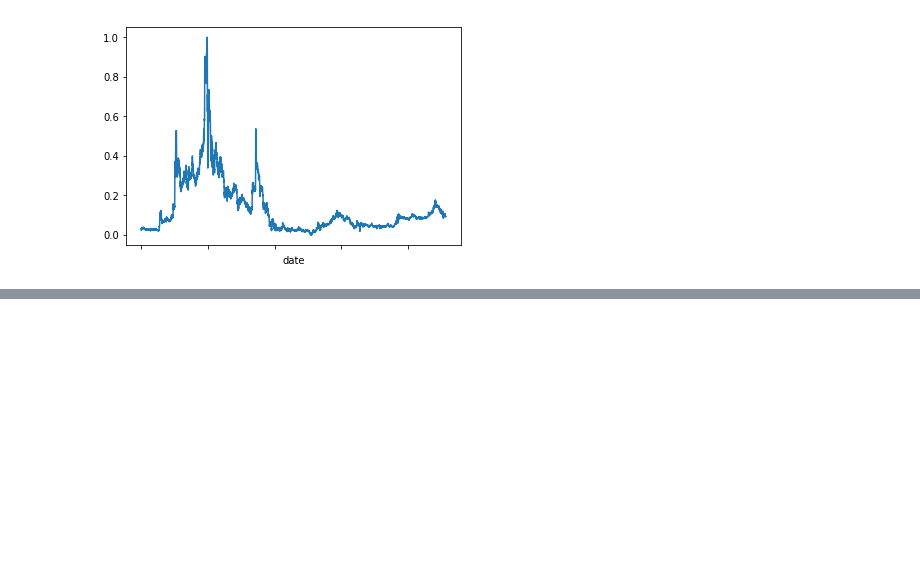
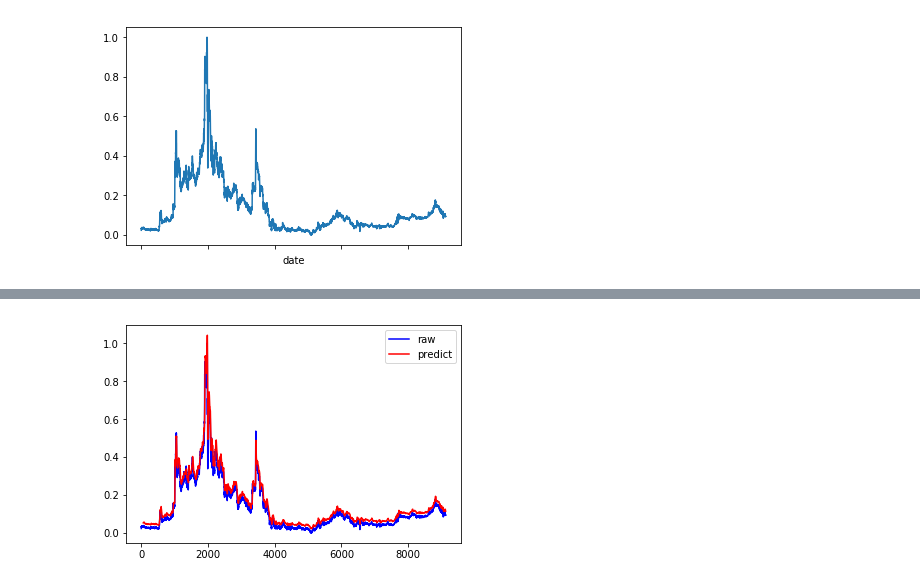
Before and after one commit to u6k/ml-sandbox, a Jupyter notebook: time_series_3.ipynb, the cells around one changed output, grey strips where cells are left out. Cells and saved outputs as stored; diff of their text form; code cells hidden in the pictures; blank space fills up the shorter version.

```diff
--- a/time_series_3.ipynb
+++ b/time_series_3.ipynb
@@ -182,0 +177,12 @@ plt.show()
+# %%
+future_result = []
+
+for idx, test_data in enumerate(x):
+  future_test = np.reshape(test_data, (1, 60, 1))
+  result = model.predict(future_test)
+  future_result.append(result[0][0])
+
+  if idx % 100 == 0:
+    print("{0}/{1}".format(idx, len(x)))
+
+future_result
@@ -182,0 +224,14 @@ plt.show()
+# %%
+plt.figure()
+plt.plot(range(0, len(scaled_adjustment_values)),
+         scaled_adjustment_values,
+         color="b",
+         label="raw")
+plt.plot(range(60, len(future_result)+60),
+         future_result,
+         color="r",
+         label="predict")
+plt.legend()
+plt.show()
+# %% [output]
+[figure, added]
```
Also changed, not shown: parts of 5 cells of this notebook.
